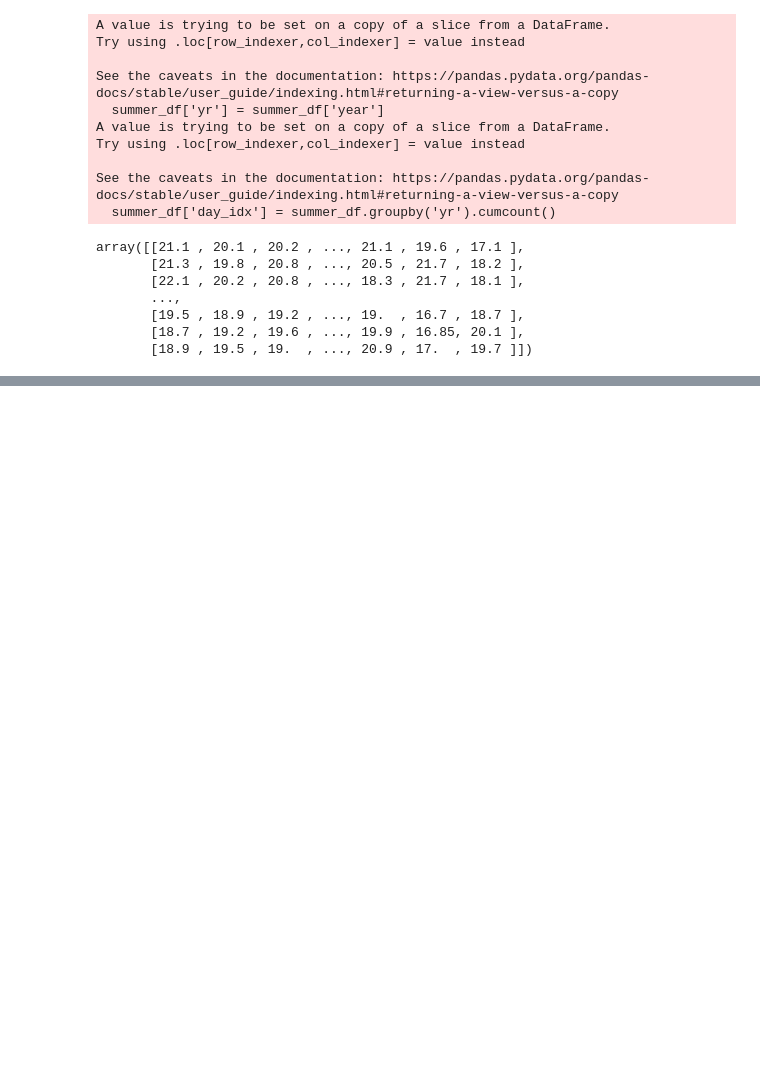
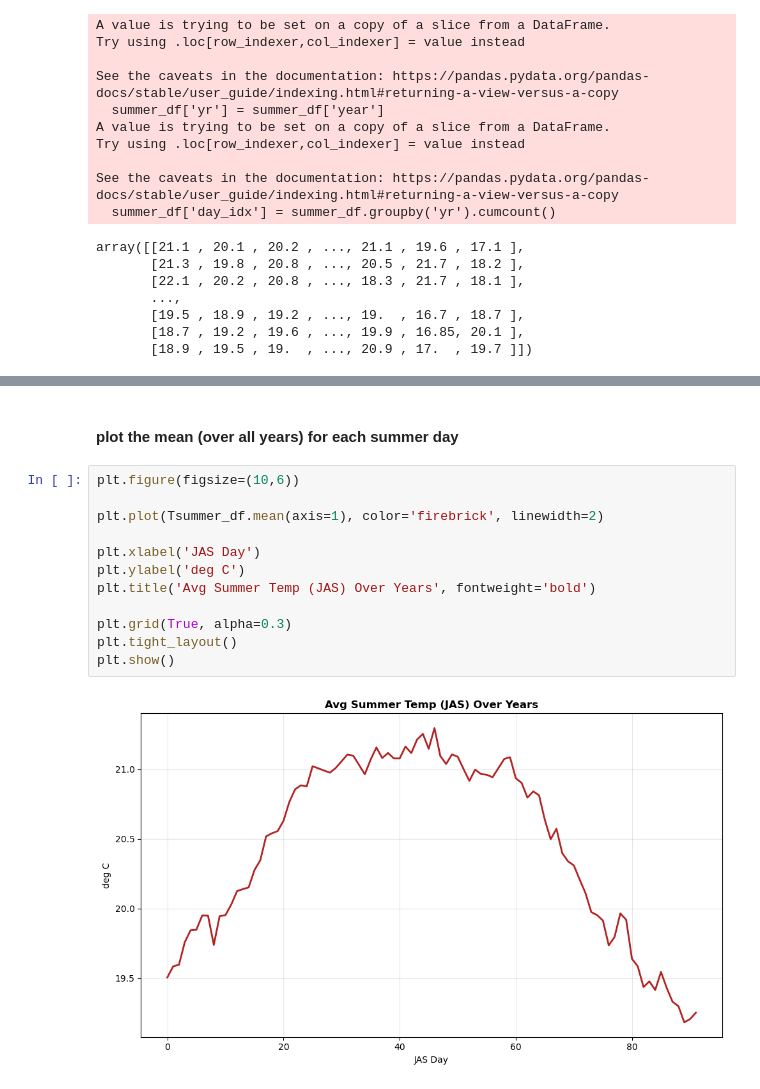
Before and after one commit to isidora-rojas/SIO175_DataAnalysis, a Jupyter notebook: Module_1/Demo2.ipynb, the cells around one changed output, grey strips where cells are left out. Cells and saved outputs as stored; diff of their text form; blank space fills up the shorter version.

```diff
--- a/Module_1/Demo2.ipynb
+++ b/Module_1/Demo2.ipynb
@@ -250,0 +283,16 @@ array([[21.1 , 20.1 , 20.2 , ..., 21.1 , 19.6 , 17.1 ],
+# %% [markdown]
+#### plot the mean (over all years) for each summer day
+# %%
+plt.figure(figsize=(10,6))
+
+plt.plot(Tsummer_df.mean(axis=1), color='firebrick', linewidth=2)
+
+plt.xlabel('JAS Day')
+plt.ylabel('deg C')
+plt.title('Avg Summer Temp (JAS) Over Years', fontweight='bold')
+
+plt.grid(True, alpha=0.3)
+plt.tight_layout()
+plt.show()
+# %% [output]
+[figure, added]
```
Also changed, not shown: parts of 27 cells of this notebook.
